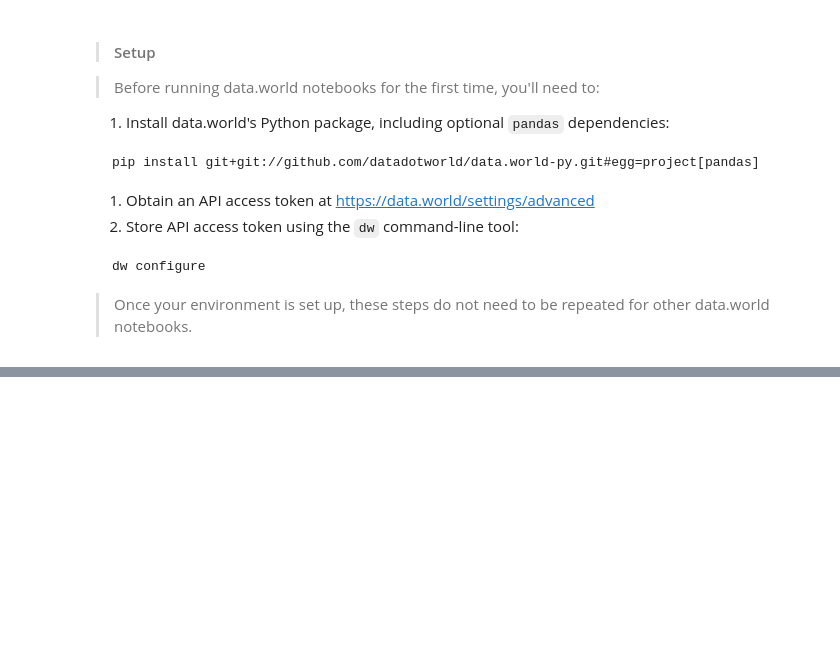
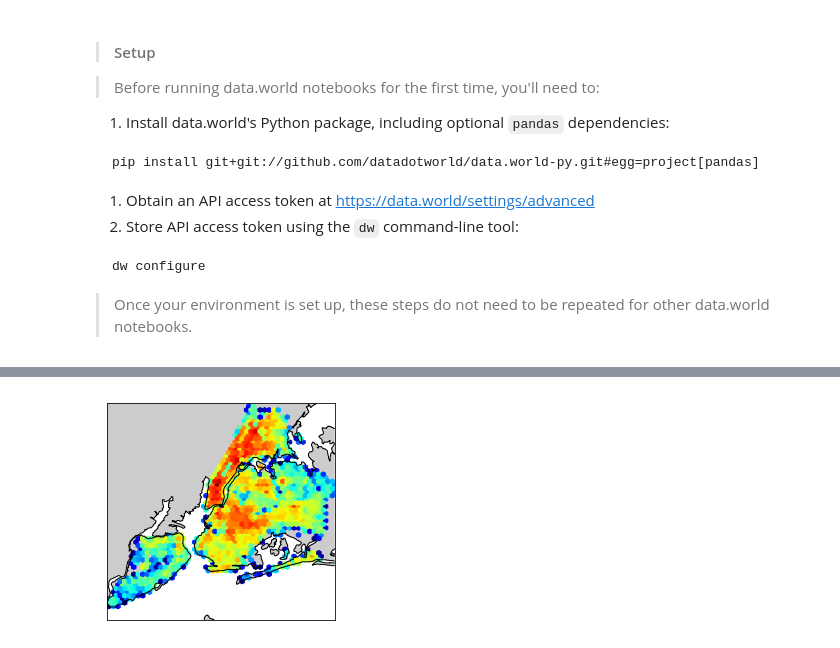
Before and after one commit to markjm/NYCMoonCrime, a Jupyter notebook: NYCMoonCrime.ipynb, the cells around one changed output, grey strips where cells are left out. Cells and saved outputs as stored; diff of their text form; code cells hidden in the pictures; blank space fills up the shorter version.

```diff
--- a/NYCMoonCrime.ipynb
+++ b/NYCMoonCrime.ipynb
@@ -162,4 +228,6 @@ createNYCMap(x, y, res = 'l')
 # %%
 lq = moon[moon['phase']=='Last Quarter']['date'].tolist()
 x,y = to_lists(location_of_complaints_around_moons(lq))
-createNYCMap(x, y, res = 'l')
+createNYCMap(x, y)
+# %% [output]
+[figure, added]
```
Also changed, not shown: parts of 13 cells of this notebook.
